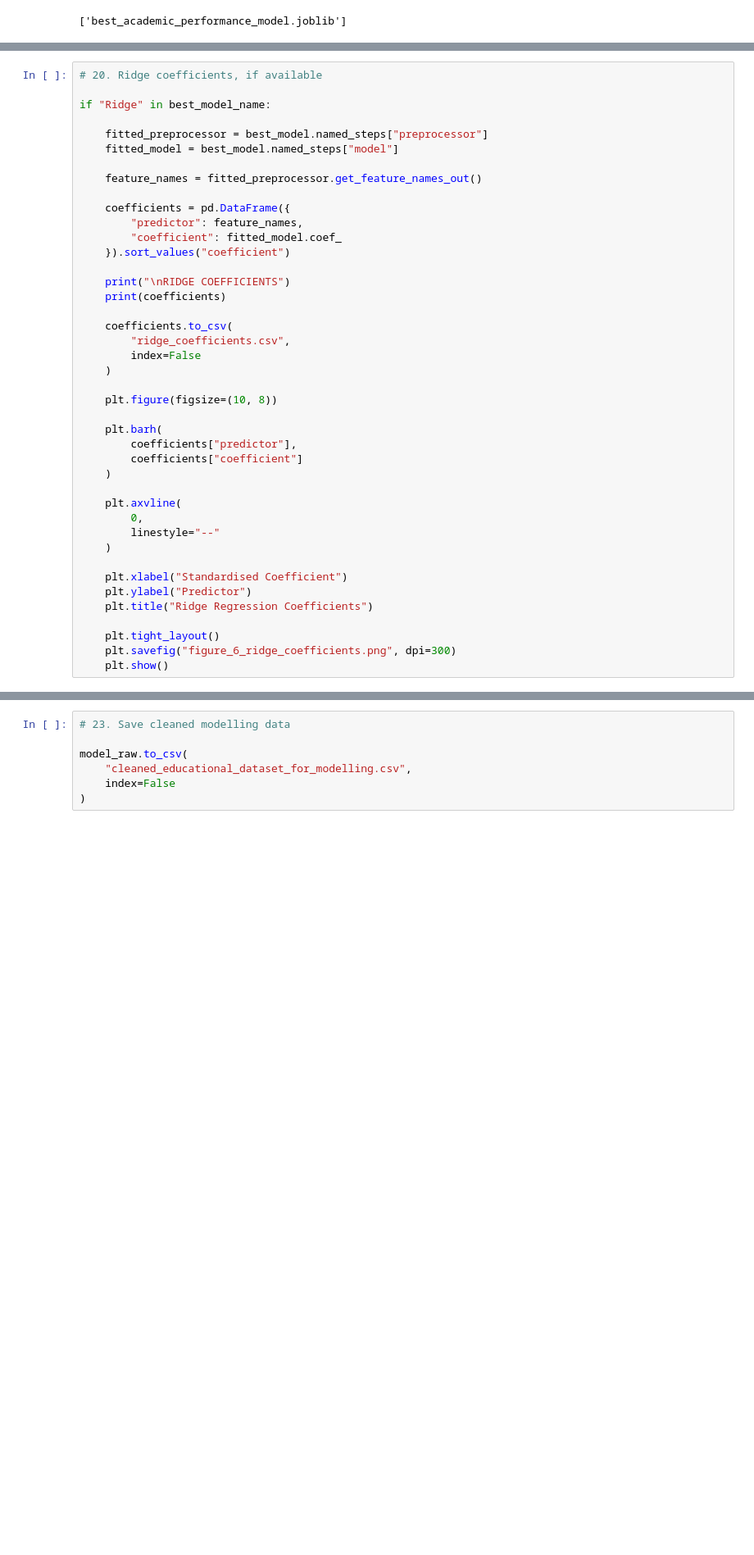
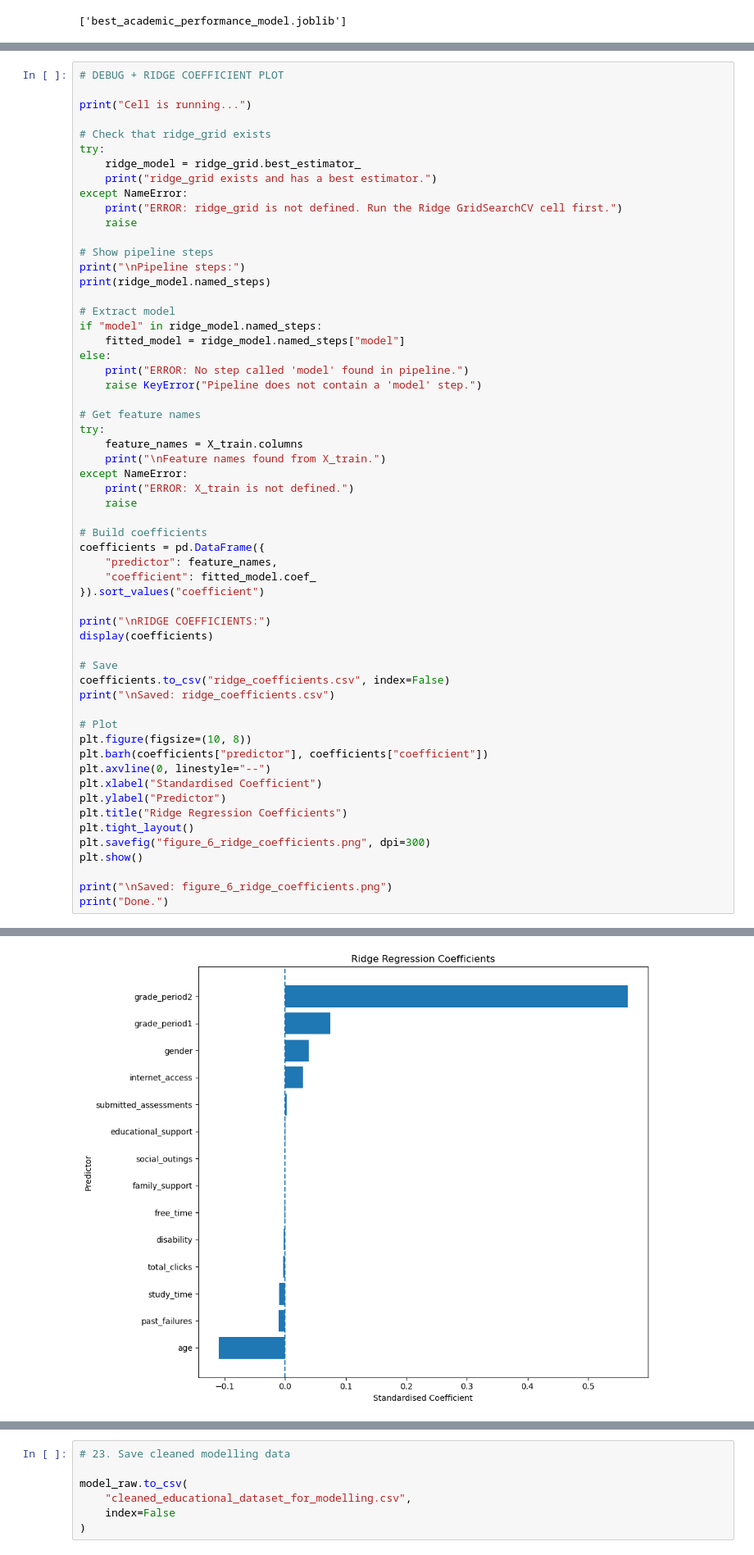
Before and after one commit to CassCogSci/Data_Science, a Jupyter notebook: CleanedUpCode.ipynb, the cells around one changed output, grey strips where cells are left out. Shown at 82% size. Drawn from its saved outputs; the diff is of its cells as text; blank space fills up the shorter version.

```diff
--- a/CleanedUpCode.ipynb
+++ b/CleanedUpCode.ipynb
@@ -974,44 +967,61 @@ PERMUTATION IMPORTANCE
 2              study_time        -0.002937       0.000748
 [figure]
 # %%
-# 20. Ridge coefficients, if available
+# DEBUG + RIDGE COEFFICIENT PLOT
 
-if "Ridge" in best_model_name:
+print("Cell is running...")
 
-    fitted_preprocessor = best_model.named_steps["preprocessor"]
-    fitted_model = best_model.named_steps["model"]
+# Check that ridge_grid exists
+try:
+    ridge_model = ridge_grid.best_estimator_
+    print("ridge_grid exists and has a best estimator.")
+except NameError:
+    print("ERROR: ridge_grid is not defined. Run the Ridge GridSearchCV cell first.")
+    raise
 
-    feature_names = fitted_preprocessor.get_feature_names_out()
+# Show pipeline steps
+print("\nPipeline steps:")
+print(ridge_model.named_steps)
 
-    coefficients = pd.DataFrame({
-        "predictor": feature_names,
-        "coefficient": fitted_model.coef_
-    }).sort_values("coefficient")
+# Extract model
+if "model" in ridge_model.named_steps:
+    fitted_model = ridge_model.named_steps["model"]
+else:
+    print("ERROR: No step called 'model' found in pipeline.")
+    raise KeyError("Pipeline does not contain a 'model' step.")
 
-    print("\nRIDGE COEFFICIENTS")
-    print(coefficients)
+# Get feature names
+try:
+    feature_names = X_train.columns
+    print("\nFeature names found from X_train.")
+except NameError:
+    print("ERROR: X_train is not defined.")
+    raise
 
-    coefficients.to_csv(
-        "ridge_coefficients.csv",
-        index=False
-    )
+# Build coefficients
+coefficients = pd.DataFrame({
+    "predictor": feature_names,
+    "coefficient": fitted_model.coef_
+}).sort_values("coefficient")
 
-    plt.figure(figsize=(10, 8))
+print("\nRIDGE COEFFICIENTS:")
+display(coefficients)
 
-    plt.barh(
-        coefficients["predictor"],
-        coefficients["coefficient"]
-    )
+# Save
+coefficients.to_csv("ridge_coefficients.csv", index=False)
+print("\nSaved: ridge_coefficients.csv")
 
-    plt.axvline(
-        0,
-        linestyle="--"
-    )
+# Plot
+plt.figure(figsize=(10, 8))
+plt.barh(coefficients["predictor"], coefficients["coefficient"])
+plt.axvline(0, linestyle="--")
+plt.xlabel("Standardised Coefficient")
+plt.ylabel("Predictor")
+plt.title("Ridge Regression Coefficients")
+plt.tight_layout()
+plt.savefig("figure_6_ridge_coefficients.png", dpi=300)
+plt.show()
 
-    plt.xlabel("Standardised Coefficient")
-    plt.ylabel("Predictor")
-    plt.title("Ridge Regression Coefficients")
-
-    plt.tight_layout()
-    plt.savefig("figure_6_ridge_coefficients.png", dpi=300)
-    plt.show()
+print("\nSaved: figure_6_ridge_coefficients.png")
+print("Done.")
+# %% [output]
@@ -1017,0 +1061 @@ if "Ridge" in best_model_name:
+[figure, added]
```
Also changed, not shown: parts of 15 cells of this notebook.
